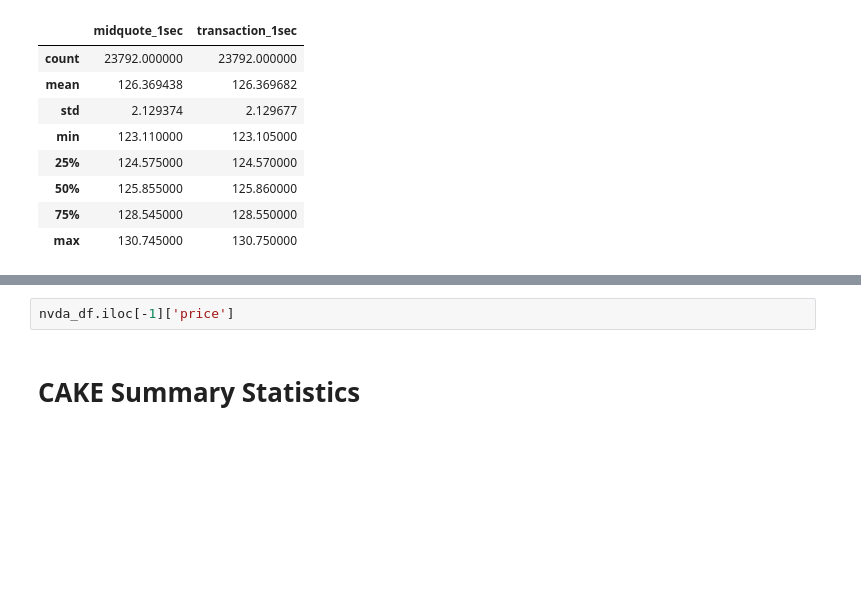
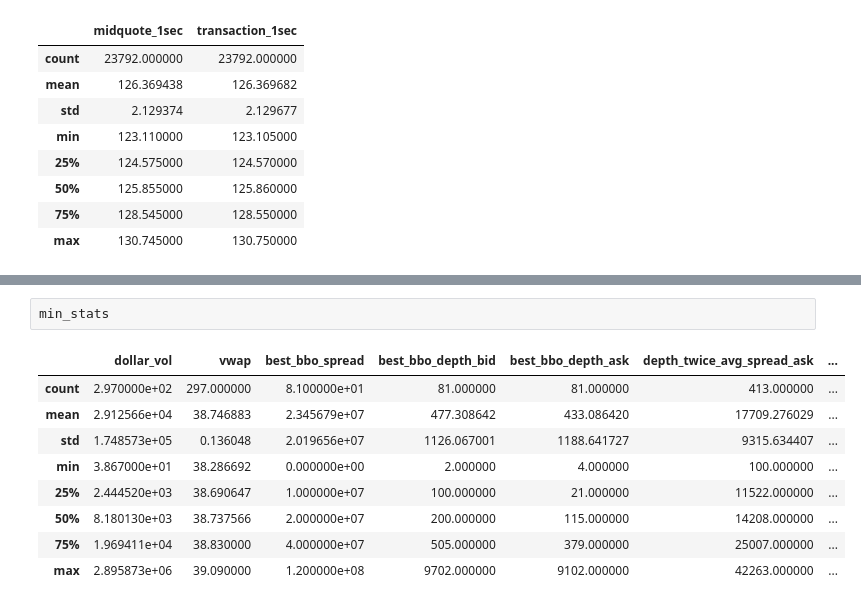
Before and after one commit to amchugh2/230x_team_repo, a Jupyter notebook: hw1 2.ipynb, the cells around one changed output, grey strips where cells are left out. Drawn from its saved outputs; the diff is of its cells as text; blank space fills up the shorter version.

```diff
--- a/hw1 2.ipynb
+++ b/hw1 2.ipynb
@@ -599,4 +778,12 @@ calc_summary_statistics(nvda_df, nvda_df_mbo, 'NVDA')
 # %%
-nvda_df.iloc[-1]['price']
+min_stats
+# %% [output]
+|  | dollar_vol | vwap | best_bbo_spread | best_bbo_depth_bid | best_bbo_depth_ask | depth_twice_avg_spread_ask | ... |
+| count | 2.970000e+02 | 297.000000 | 8.100000e+01 | 81.000000 | 81.000000 | 413.000000 | ... |
+| mean | 2.912566e+04 | 38.746883 | 2.345679e+07 | 477.308642 | 433.086420 | 17709.276029 | ... |
+| std | 1.748573e+05 | 0.136048 | 2.019656e+07 | 1126.067001 | 1188.641727 | 9315.634407 | ... |
+| min | 3.867000e+01 | 38.286692 | 0.000000e+00 | 2.000000 | 4.000000 | 100.000000 | ... |
+| 25% | 2.444520e+03 | 38.690647 | 1.000000e+07 | 100.000000 | 21.000000 | 11522.000000 | ... |
+| 50% | 8.180130e+03 | 38.737566 | 2.000000e+07 | 200.000000 | 115.000000 | 14208.000000 | ... |
+| 75% | 1.969411e+04 | 38.830000 | 4.000000e+07 | 505.000000 | 379.000000 | 25007.000000 | ... |
+| max | 2.895873e+06 | 39.090000 | 1.200000e+08 | 9702.000000 | 9102.000000 | 42263.000000 | ... |
-# %% [markdown]
-# CAKE Summary Statistics
```
Also changed, not shown: parts of 24 cells of this notebook.
